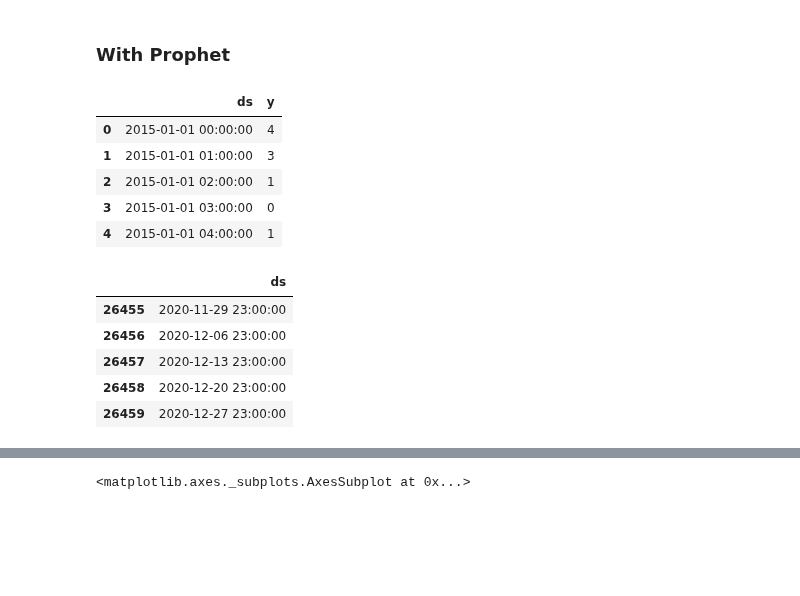
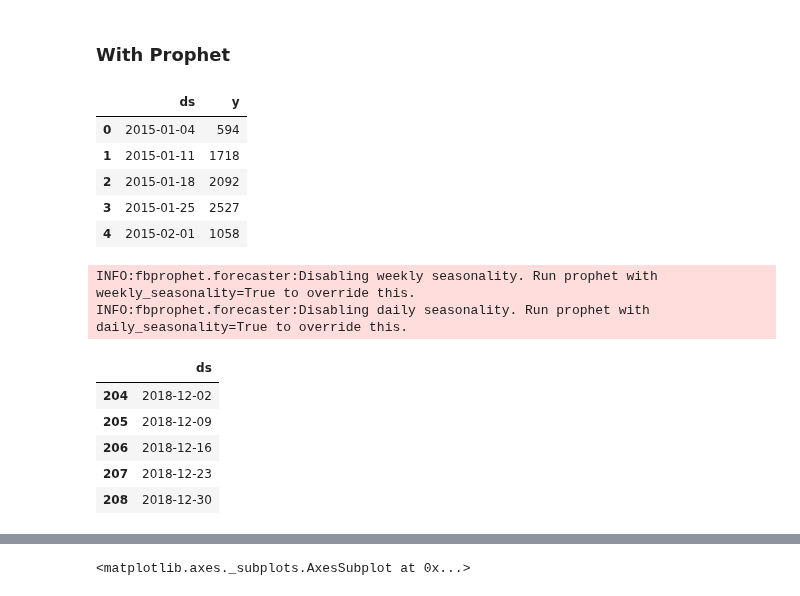
Before and after one commit to cneiderer/Class_Projects, a Jupyter notebook: Project5/ExogSystemLevelModels.ipynb, the cells around one changed output, grey strips where cells are left out. Saved outputs shown, nothing was run; the diff lists cells and outputs as text; code cells hidden in the pictures; blank space fills up the shorter version.

```diff
--- a/Project5/ExogSystemLevelModels.ipynb
+++ b/Project5/ExogSystemLevelModels.ipynb
@@ -36,34 +36,37 @@ from fbprophet import Prophet
 # %%
 df1 = data_df.Count.resample('W').sum()
 df = df1.copy()
-df = data_df.Count
+# df = data_df.Count
 # %%
 df = df.reset_index()
 df = df.rename(columns={'Time': 'ds', 'Count': 'y'})
 df.head()
 # %% [output]
 |  | ds | y |
-| 0 | 2015-01-01 00:00:00 | 4 |
-| 1 | 2015-01-01 01:00:00 | 3 |
-| 2 | 2015-01-01 02:00:00 | 1 |
-| 3 | 2015-01-01 03:00:00 | 0 |
-| 4 | 2015-01-01 04:00:00 | 1 |
+| 0 | 2015-01-04 | 594 |
+| 1 | 2015-01-11 | 1718 |
+| 2 | 2015-01-18 | 2092 |
+| 3 | 2015-01-25 | 2527 |
+| 4 | 2015-02-01 | 1058 |
 # %%
 # df.loc[df.TempC.isna(), 'TempC'] = df.TempC.mean()
 # %%
 m = Prophet(interval_width=0.95)
 # m.add_regressor('TempC')
 m.fit(df);
+# %% [output]
+INFO:fbprophet.forecaster:Disabling weekly seasonality. Run prophet with weekly_seasonality=True to override this.
+INFO:fbprophet.forecaster:Disabling daily seasonality. Run prophet with daily_seasonality=True to override this.
 # %%
 # future = m.make_future_dataframe(periods=52*3, freq='w')
-future = m.make_future_dataframe(periods=52*3, freq='w')
+future = m.make_future_dataframe(periods=52, freq='w')
 # future_temp = np.random.uniform(df.TempC.min(), df.TempC.max(), size=future.shape)
 # future['TempC'] = future_temp
 future.tail()
 # %% [output]
 |  | ds |
-| 26455 | 2020-11-29 23:00:00 |
-| 26456 | 2020-12-06 23:00:00 |
-| 26457 | 2020-12-13 23:00:00 |
-| 26458 | 2020-12-20 23:00:00 |
-| 26459 | 2020-12-27 23:00:00 |
+| 204 | 2018-12-02 |
+| 205 | 2018-12-09 |
+| 206 | 2018-12-16 |
+| 207 | 2018-12-23 |
+| 208 | 2018-12-30 |
```
Also changed, not shown: parts of 9 cells of this notebook, 5 other files.
